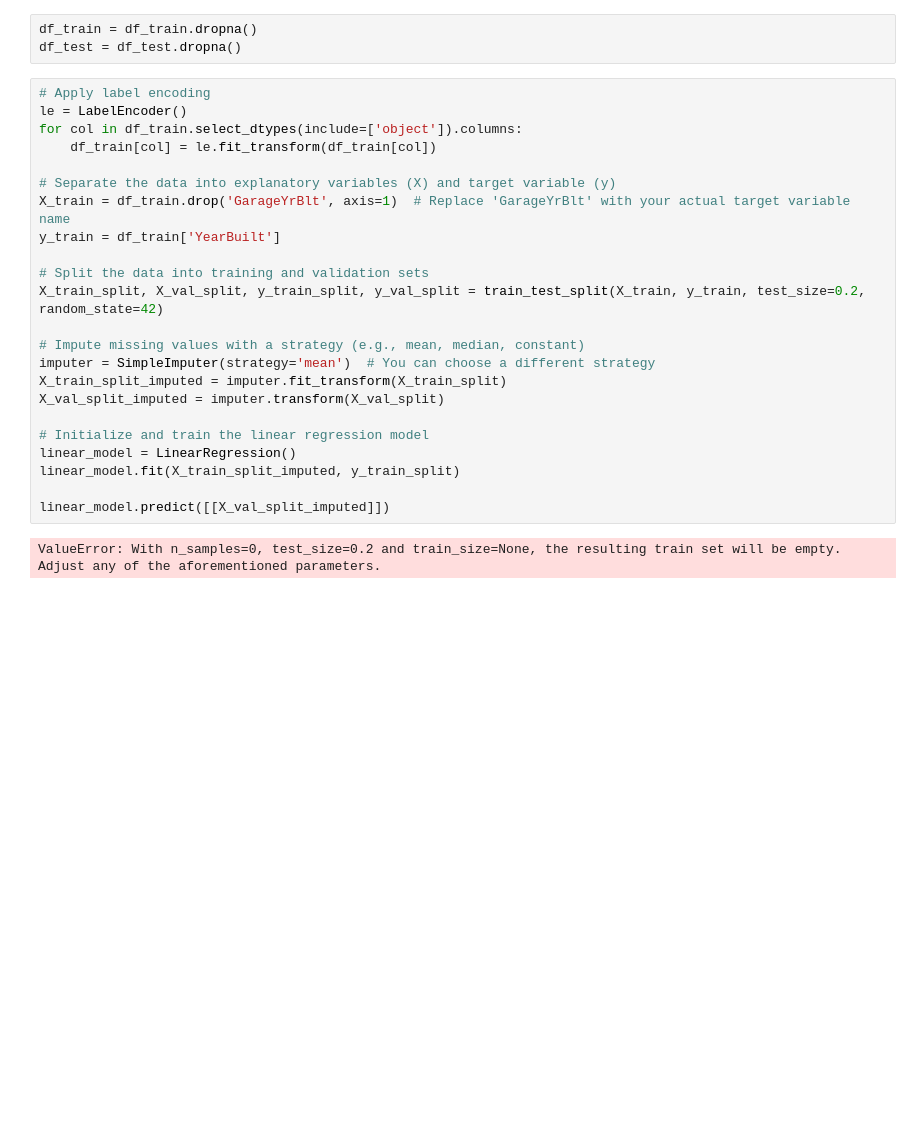
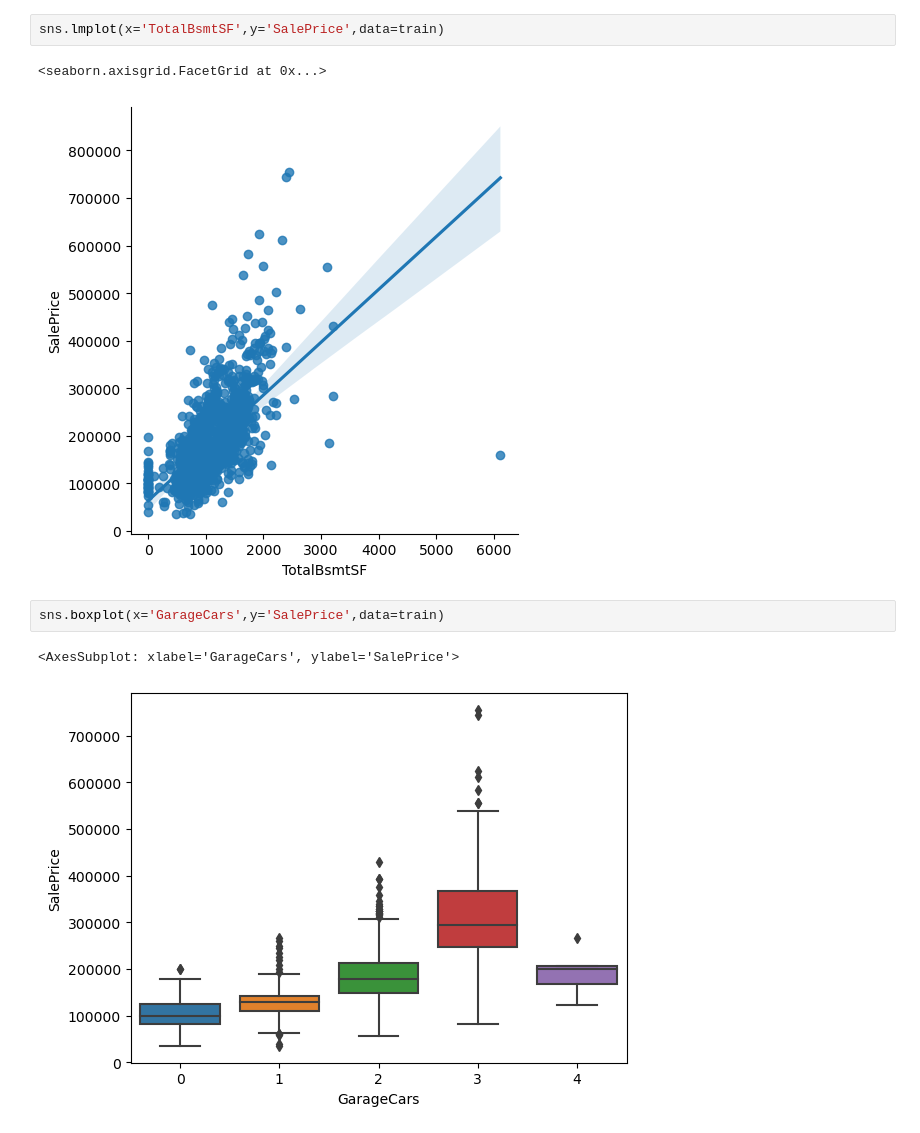
Before and after one commit to MarcVialatte/TP-MachineLearning, a Jupyter notebook: TP1/Exo2/regression.ipynb, the cells around one changed output. Cells and saved outputs as stored; diff of their text form; blank space fills up the shorter version.

```diff
--- a/TP1/Exo2/regression.ipynb
+++ b/TP1/Exo2/regression.ipynb
@@ -135,28 +134,10 @@ graph_repartition_test_entrainement(df_train, df_test)
 # %%
-df_train = df_train.dropna()
-df_test = df_test.dropna()
+sns.lmplot(x='TotalBsmtSF',y='SalePrice',data=train)
+# %% [output]
+<seaborn.axisgrid.FacetGrid at 0x...>
+[figure, added]
 # %%
-# Apply label encoding
-le = LabelEncoder()
-for col in df_train.select_dtypes(include=['object']).columns:
-    df_train[col] = le.fit_transform(df_train[col])
-
-# Separate the data into explanatory variables (X) and target variable (y)
-X_train = df_train.drop('GarageYrBlt', axis=1)  # Replace 'GarageYrBlt' with your actual target variable name
-y_train = df_train['YearBuilt']
-
-# Split the data into training and validation sets
-X_train_split, X_val_split, y_train_split, y_val_split = train_test_split(X_train, y_train, test_size=0.2, random_state=42)
-
-# Impute missing values with a strategy (e.g., mean, median, constant)
-imputer = SimpleImputer(strategy='mean')  # You can choose a different strategy
-X_train_split_imputed = imputer.fit_transform(X_train_split)
-X_val_split_imputed = imputer.transform(X_val_split)
-
-# Initialize and train the linear regression model
-linear_model = LinearRegression()
-linear_model.fit(X_train_split_imputed, y_train_split)
-
-linear_model.predict([[X_val_split_imputed]])
+sns.boxplot(x='GarageCars',y='SalePrice',data=train)
 # %% [output]
-ValueError: With n_samples=0, test_size=0.2 and train_size=None, the resulting train set will be empty. Adjust any of the aforementioned parameters.
+<AxesSubplot: xlabel='GarageCars', ylabel='SalePrice'>
+[figure, added]
```
Also changed, not shown: parts of 29 cells of this notebook, 2 other files.
